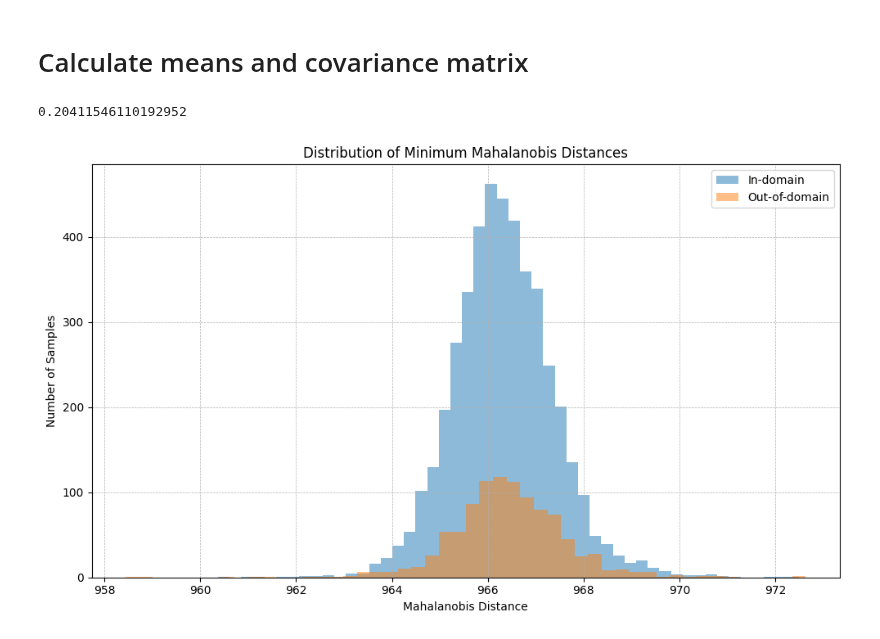
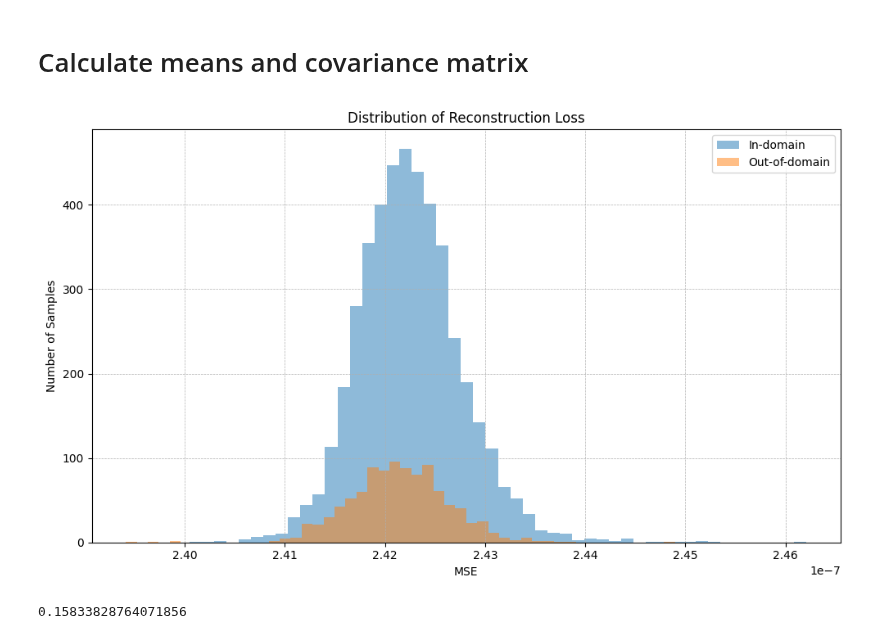
Before and after one commit to SlangLab-NU/autoencoder-oos, a Jupyter notebook: autoencoder_fine.ipynb, the cells around one changed output. Drawn from its saved outputs; the diff is of its cells as text; code cells hidden in the pictures.

```diff
--- a/autoencoder_fine.ipynb
+++ b/autoencoder_fine.ipynb
@@ -152,10 +160,10 @@ transformer_model = AutoModel.from_pretrained(pretrained_model_name)
 transformer_model.to(device)
 model = TextClassifier(transformer_model)
 model.to(device)
-optimizer = Adam(model.parameters(), lr=1e-3)
+optimizer = Adam(model.parameters(), lr=2.25e-4)
 training_losses = []
 validation_losses = []
-batch_size= 32
+batch_size= 64
 train_dataloader = DataLoader(train_dataset, batch_size=batch_size, shuffle=True)
 val_dataloader = DataLoader(val_dataset, batch_size=batch_size)
 # %%
@@ -226,17 +234,14 @@ fine_model = fine_model.to(device)
 def encode_sentences(model, sentences):
     # the mode here is TextClassifier
 
-    encoded_inputs = tokenizer(sentences, padding=True, truncation=True, return_tensors='pt', max_length=50)
+    encoded_inputs = tokenizer(sentences, padding=True, truncation=True, return_tensors='pt',
+                               max_length=max_length)
     input_ids = encoded_inputs['input_ids'].to(device)
     attention_mask = encoded_inputs['attention_mask'].to(device)
     with torch.no_grad():
         model.eval()  # Ensure the model is in evaluation mode
         original_embeddings, reconstructed_embeddings = model(input_ids, attention_mask)
-    return reconstructed_embeddings.cpu().numpy()
+    return original_embeddings.cpu(), reconstructed_embeddings.cpu()
 # %%
-train_embeddings = encode_sentences(fine_model, train_sentences)
-val_embeddings = encode_sentences(fine_model, val_sentences)
-test_embeddings = encode_sentences(fine_model, test_sentences)
-oos_train_embeddings = encode_sentences(fine_model, oos_train_sentences)
-oos_val_embeddings = encode_sentences(fine_model, oos_val_sentences)
-oos_test_embeddings = encode_sentences(fine_model, oos_test_sentences)
+test_org, test_rec = encode_sentences(fine_model, test_sentences)
+oos_test_org, oos_test_rec = encode_sentences(fine_model, oos_test_sentences)
@@ -266,38 +248,25 @@ def min_mahalanobis_for_sample(sample, intent_means, cov_inverse):
-# %%
-# Compute minimum Mahalanobis distances for samples in test_embeddings and oos_test_embeddings
-test_scores = [min_mahalanobis_for_sample(sample, intent_means, cov_inverse) for sample in test_embeddings]
-oos_test_scores = [min_mahalanobis_for_sample(sample, intent_means, cov_inverse) for sample in oos_test_embeddings]
-
-# True binary labels: 0 for in-domain and 1 for OOD
-y_true = [0] * len(test_scores) + [1] * len(oos_test_scores)
-
-# Combine the scores
-y_scores = test_scores + oos_test_scores
-
-# Compute AUPR
-aupr = average_precision_score(y_true, y_scores)
-aupr
-# %% [output]
-0.20411546110192952
+# %%
+test_diffs = torch.mean((test_org - test_rec) ** 2, dim = 1).numpy()
+oos_test_diffs = torch.mean((oos_test_org - oos_test_rec) ** 2, dim = 1).numpy()
 # %%
 import matplotlib.pyplot as plt
 
 # Set up the figure and axes
 plt.figure(figsize=(10, 6))
 
 # Plot the histograms
-plt.hist(test_scores, bins=50, alpha=0.5, label='In-domain')
-plt.hist(oos_test_scores, bins=50, alpha=0.5, label='Out-of-domain')
+plt.hist(test_diffs, bins=50, alpha=0.5, label='In-domain')
+plt.hist(oos_test_diffs, bins=50, alpha=0.5, label='Out-of-domain')
 
 # Add legend, title, and labels
 plt.legend(loc='upper right')
-plt.title('Distribution of Minimum Mahalanobis Distances')
-plt.xlabel('Mahalanobis Distance')
+plt.title('Distribution of Reconstruction Loss')
+plt.xlabel('MSE')
 plt.ylabel('Number of Samples')
 plt.grid(True, which='both', linestyle='--', linewidth=0.5)
 plt.tight_layout()
 
 # Show the plot
 plt.show()
 # %% [output]
-[figure, old version]
+[figure, new version]
@@ -303,0 +275,11 @@ plt.show()
+# %%
+y_true = [0] * len(test_diffs) + [1] * len(oos_test_diffs)
+
+# Combine the scores
+y_scores = list(test_diffs) + list(oos_test_diffs)
+
+# Compute AUPR
+aupr = average_precision_score(y_true, y_scores)
+aupr
+# %% [output]
+0.15833828764071856
```
Also changed, not shown: parts of 10 cells of this notebook, 3 other files.
